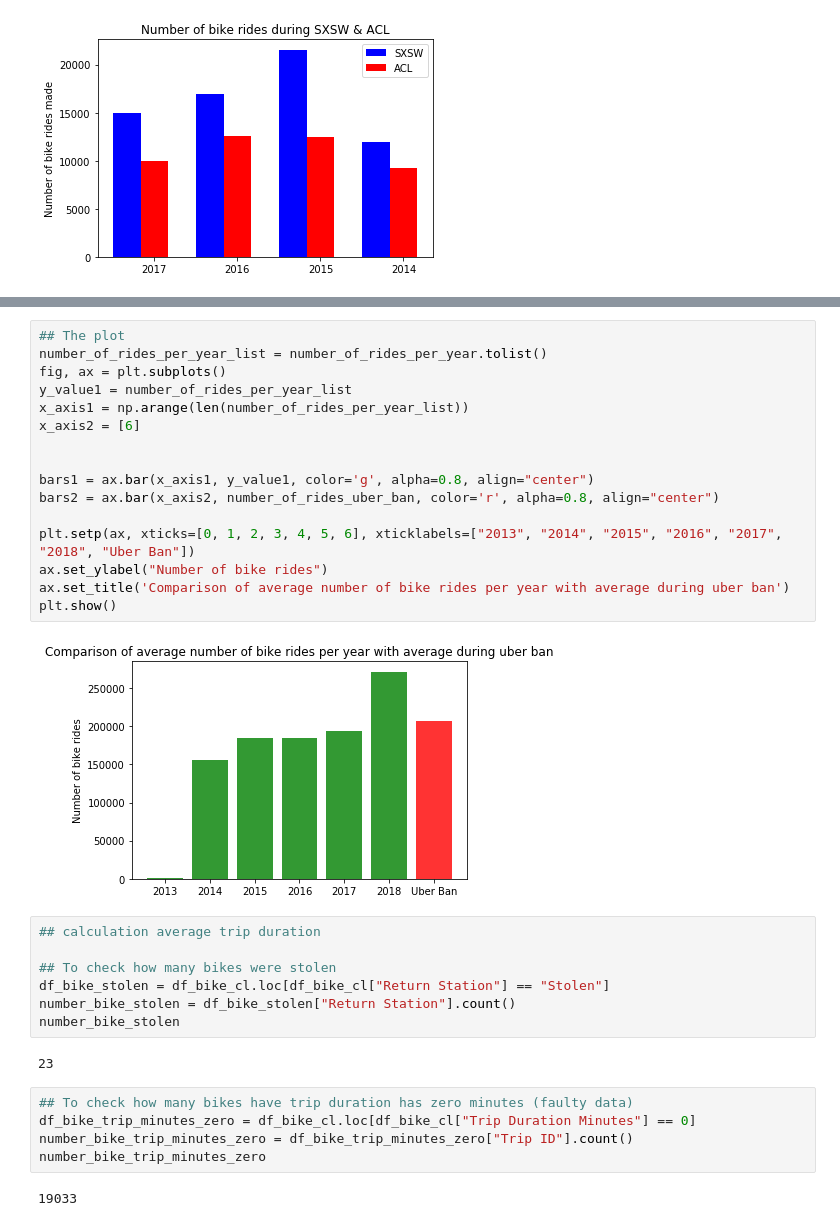
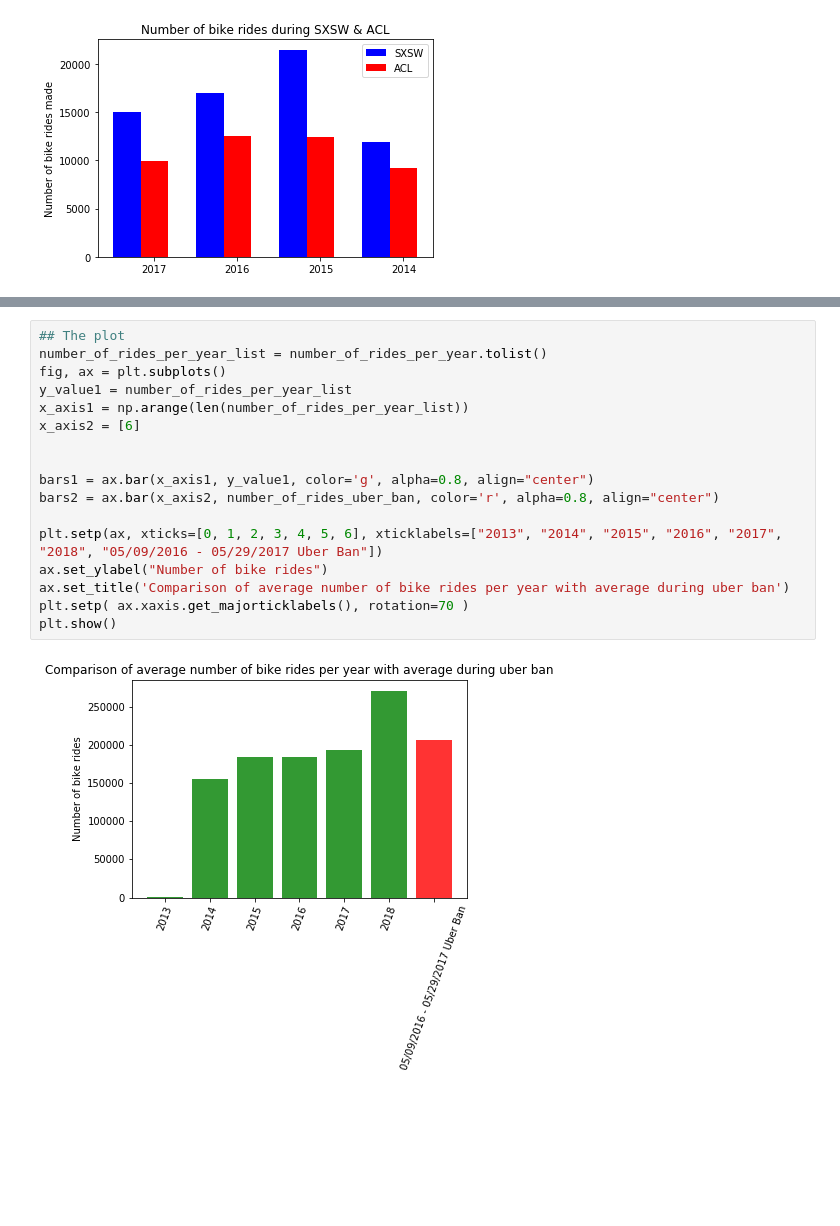
Before and after one commit to ananyay/Pedal_through_Austin, a Jupyter notebook: Data_Analysis_ananya.ipynb, the cells around one changed output, grey strips where cells are left out. Saved outputs shown, nothing was run; the diff lists cells and outputs as text; blank space fills up the shorter version.

```diff
--- a/Data_Analysis_ananya.ipynb
+++ b/Data_Analysis_ananya.ipynb
@@ -381,34 +438,19 @@ average_number_of_rides_per_year
 # %%
 ## The plot
 number_of_rides_per_year_list = number_of_rides_per_year.tolist()
 fig, ax = plt.subplots()
 y_value1 = number_of_rides_per_year_list
 x_axis1 = np.arange(len(number_of_rides_per_year_list))
 x_axis2 = [6]
 
 
 bars1 = ax.bar(x_axis1, y_value1, color='g', alpha=0.8, align="center")
 bars2 = ax.bar(x_axis2, number_of_rides_uber_ban, color='r', alpha=0.8, align="center")
 
-plt.setp(ax, xticks=[0, 1, 2, 3, 4, 5, 6], xticklabels=["2013", "2014", "2015", "2016", "2017", "2018", "Uber Ban"])
+plt.setp(ax, xticks=[0, 1, 2, 3, 4, 5, 6], xticklabels=["2013", "2014", "2015", "2016", "2017", "2018", "05/09/2016 - 05/29/2017 Uber Ban"])
 ax.set_ylabel("Number of bike rides")
 ax.set_title('Comparison of average number of bike rides per year with average during uber ban')
+plt.setp( ax.xaxis.get_majorticklabels(), rotation=70 )
 plt.show()
 # %% [output]
-[figure, old version]
+[figure, new version]
-# %%
-## calculation average trip duration
-
-## To check how many bikes were stolen
-df_bike_stolen = df_bike_cl.loc[df_bike_cl["Return Station"] == "Stolen"]
-number_bike_stolen = df_bike_stolen["Return Station"].count()
-number_bike_stolen
-# %% [output]
-23
-# %%
-## To check how many bikes have trip duration has zero minutes (faulty data)
-df_bike_trip_minutes_zero = df_bike_cl.loc[df_bike_cl["Trip Duration Minutes"] == 0]
-number_bike_trip_minutes_zero = df_bike_trip_minutes_zero["Trip ID"].count()
-number_bike_trip_minutes_zero
-# %% [output]
-19033
```
Also changed, not shown: parts of 38 cells of this notebook, 4 other files.
